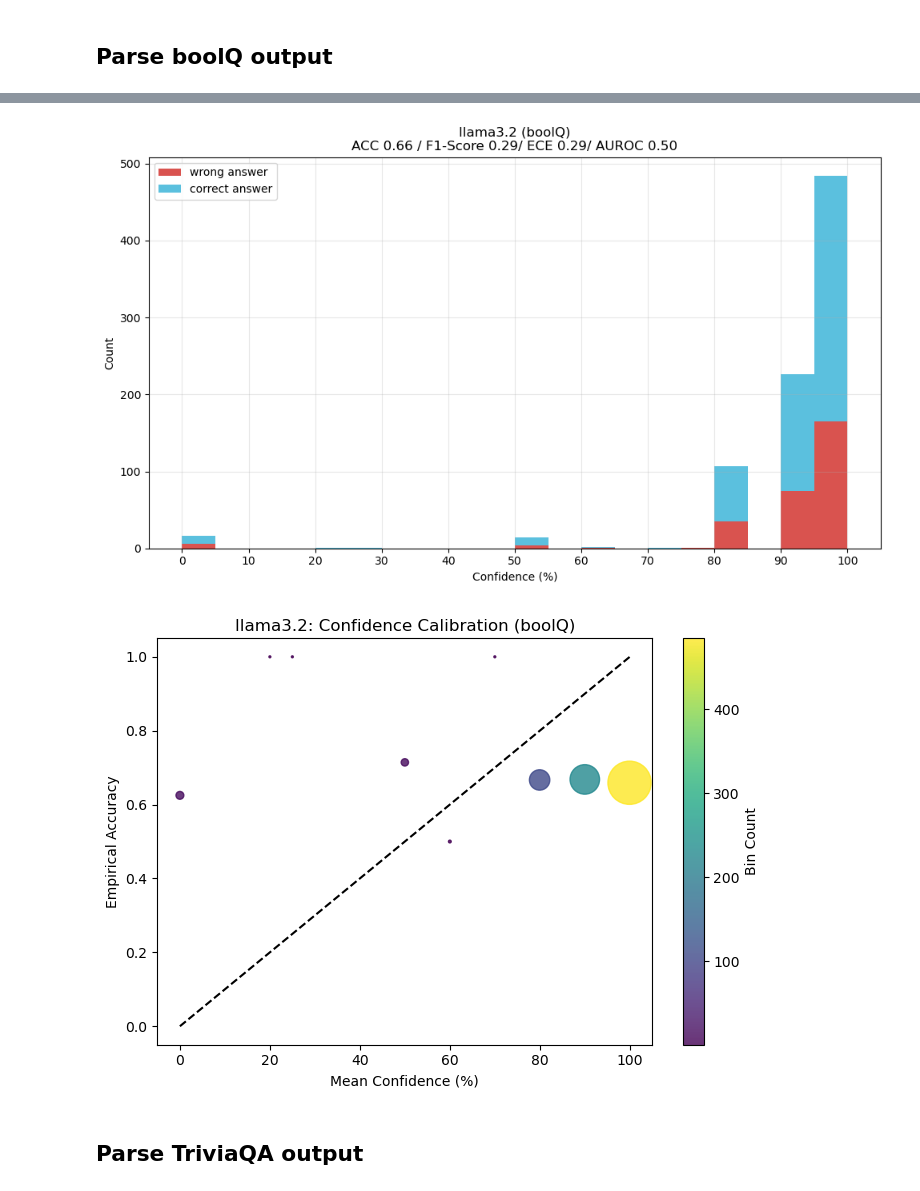
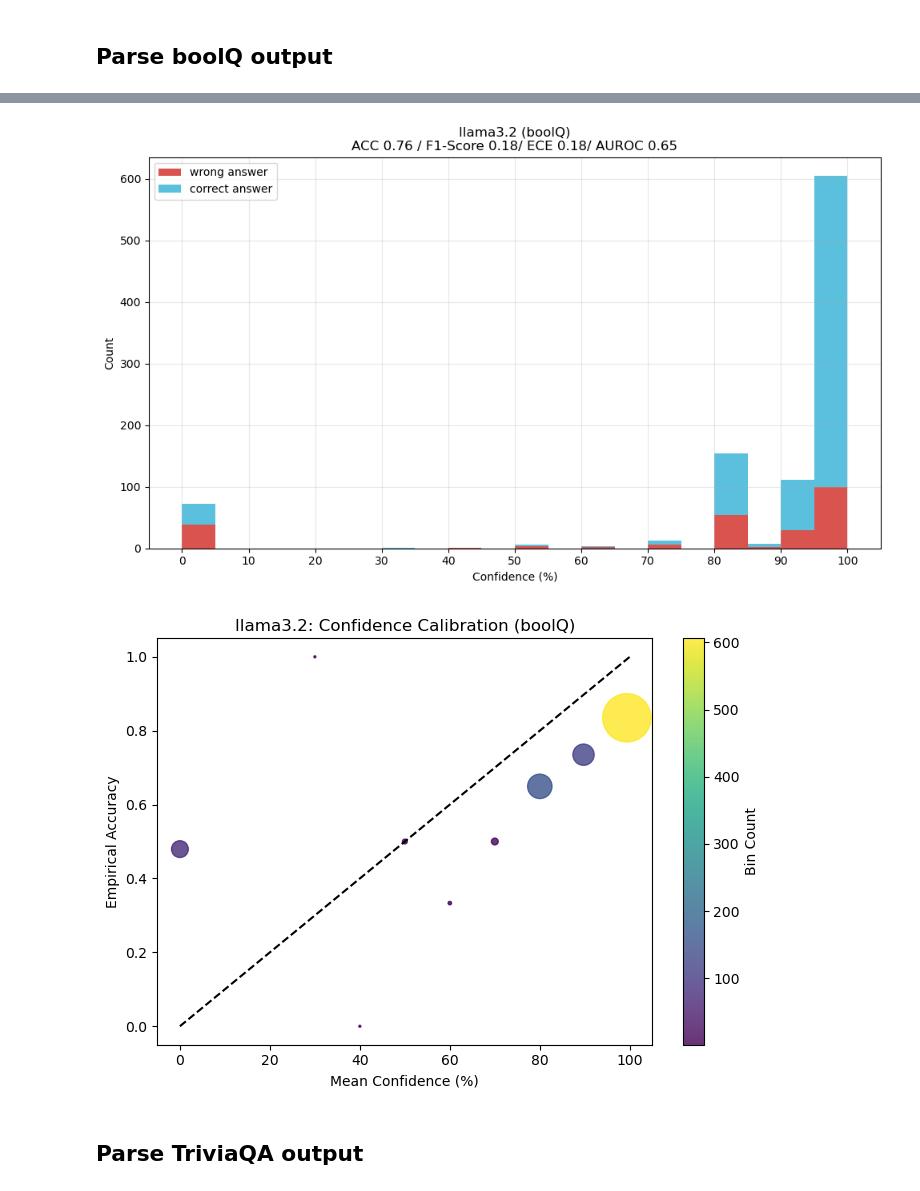
Before and after one commit to christian-hobelsberger/LLMUncertainty, a Jupyter notebook: analyze_confidence_output.ipynb, the cells around one changed output, grey strips where cells are left out. Cells and saved outputs as stored; diff of their text form; code cells hidden in the pictures.

```diff
--- a/analyze_confidence_output.ipynb
+++ b/analyze_confidence_output.ipynb
@@ -158,7 +158,7 @@ def calculate_auroc(df, confidence_col='parsed_confidence', correct_col='is_corr
 # Make sure to use the correct file path
 try:
     # Use the same file path as in the first cell
-    results_df_boolq = pd.read_csv("output/llm_confidence_elicitation/batch_1000_llama_v2/boolq_verbalized_confidence_llama_batch_1000_llama_boolq_v2.csv")
+    results_df_boolq = pd.read_csv("output/llm_confidence_elicitation/batch_llama_3B/boolq_verbalized_confidence_meta-llama_Llama-3.2-3B-Instruct_llama_batch_3B_1000.csv")
     results_df_boolq = parse_and_evaluate_boolq(results_df_boolq)
 
     print("Results from modularized BoolQ parsing:")
@@ -263,7 +266,7 @@ from matplotlib import pyplot as plt
 import seaborn as sns
 
 labels = ["True", "False"]
-cm = confusion_matrix(df_cm_valid_boolq["answer"].astype(str), df_cm_valid_boolq["parsed_answer"], labels=labels)
+cm = confusion_matrix(df_cm_valid_boolq["answer"].astype(str), df_cm_valid_boolq["parsed_answer"].astype(str), labels=labels)
 
 fig, ax = plt.subplots(figsize=(6, 5))
 disp = ConfusionMatrixDisplay(confusion_matrix=cm, display_labels=labels)
@@ -299,7 +302,7 @@ plt.show()
 
 # Distribution of confidence for all 4 cases
 # Create a case column for the boxplot
-df_cm_valid_boolq["case"] = df_cm_valid_boolq["answer"].astype(str) + ", " + df_cm_valid_boolq["parsed_answer"]
+df_cm_valid_boolq["case"] = df_cm_valid_boolq["answer"].astype(str) + ", " + df_cm_valid_boolq["parsed_answer"].astype(str)
 
 plt.figure(figsize=(8, 6))
 sns.boxplot(x="case", y="parsed_confidence", data=df_cm_valid_boolq)
@@ -316,38 +319,38 @@ plt.show()
 # Calculate f1-score
 from sklearn.metrics import f1_score as sklearn_f1_score
 
-f1_val_boolq = sklearn_f1_score(df_cm_valid_boolq["answer"].astype(str), df_cm_valid_boolq["parsed_answer"], average="binary", pos_label="True")
+f1_val_boolq = sklearn_f1_score(df_cm_valid_boolq["answer"].astype(str), df_cm_valid_boolq["parsed_answer"].astype(str), average="binary", pos_label="True")
 
 # Calculate Expected Calibration Error (ECE) via parsed_confidence column
 ece_val_boolq = calculate_ece(df_cm_valid_boolq, confidence_col='parsed_confidence', correct_col='is_correct', n_bins=10)
 
 # Calculate AUROC
 auroc_val_boolq = calculate_auroc(df_cm_valid_boolq, confidence_col='parsed_confidence', correct_col='is_correct', plot=False)
 
 # Create more bins with smaller intervals
 bins = np.arange(0, 101, 5)  # 5% intervals from 0 to 100
 
 # Use df_cm_valid to define correct and wrong
-correct = df_cm_valid_boolq[df_cm_valid_boolq["answer"].astype(str) == df_cm_valid_boolq["parsed_answer"]]["parsed_confidence"]
-wrong = df_cm_valid_boolq[df_cm_valid_boolq["answer"].astype(str) != df_cm_valid_boolq["parsed_answer"]]["parsed_confidence"]
+correct = df_cm_valid_boolq[df_cm_valid_boolq["answer"].astype(str) == df_cm_valid_boolq["parsed_answer"].astype(str)]["parsed_confidence"]
+wrong = df_cm_valid_boolq[df_cm_valid_boolq["answer"].astype(str) != df_cm_valid_boolq["parsed_answer"].astype(str)]["parsed_confidence"]
 
 plt.figure(figsize=(10, 6))
 plt.hist([wrong, correct], bins=bins, stacked=True, color=["#d9534f", "#5bc0de"], label=["wrong answer", "correct answer"])
 
 plt.xlabel("Confidence (%)")
 plt.ylabel("Count")
-acc_boolq = (df_cm_valid_boolq["answer"].astype(str) == df_cm_valid_boolq["parsed_answer"]).mean()
+acc_boolq = (df_cm_valid_boolq["answer"].astype(str) == df_cm_valid_boolq["parsed_answer"].astype(str)).mean()
 
 # Title with ACC and F1-Score
 plt.title("llama3.2 (boolQ)\nACC {:.2f} / F1-Score {:.2f}".format(acc_boolq, ece_val_boolq) + "/ ECE {:.2f}".format(ece_val_boolq) + "/ AUROC {:.2f}".format(auroc_val_boolq))
 plt.legend(loc="upper left", frameon=True)
 plt.xticks(bins[::2])  # Show every other bin label to avoid crowding
 plt.grid(True, alpha=0.3)
 plt.tight_layout()
 plt.savefig("figures/metrics/confidence_elicitation/confidence_distribution_llama3.2.png", dpi=150)
 plt.show()
 # %% [output]
-[figure, old version]
+[figure, new version]
 # %%
 # Confidence calibration plot for llama3.2
 
@@ -358,7 +361,7 @@ df_cm_valid_boolq["conf_bin"] = pd.cut(df_cm_valid_boolq["parsed_confidence"], b
 # Calculate mean confidence and empirical accuracy for each bin
 calib = df_cm_valid_boolq.groupby("conf_bin").agg(
     mean_conf=("parsed_confidence", "mean"),
-    accuracy=("answer", lambda x: (x.astype(str) == df_cm_valid_boolq.loc[x.index, "parsed_answer"]).mean()),
+    accuracy=("answer", lambda x: (x.astype(str) == df_cm_valid_boolq.loc[x.index, "parsed_answer"].astype(str)).mean()),
     count=("parsed_confidence", "count")
 ).dropna()
 
@@ -373,7 +376,7 @@ plt.tight_layout()
 plt.savefig("figures/metrics/confidence_elicitation/confidence_calibration_llama3.2.png")
 plt.show()
 # %% [output]
-[figure, old version]
+[figure, new version]
 # %% [markdown]
 ## Parse TriviaQA output
 # %%
```
Also changed, not shown: parts of 33 cells of this notebook, 37 other files.
